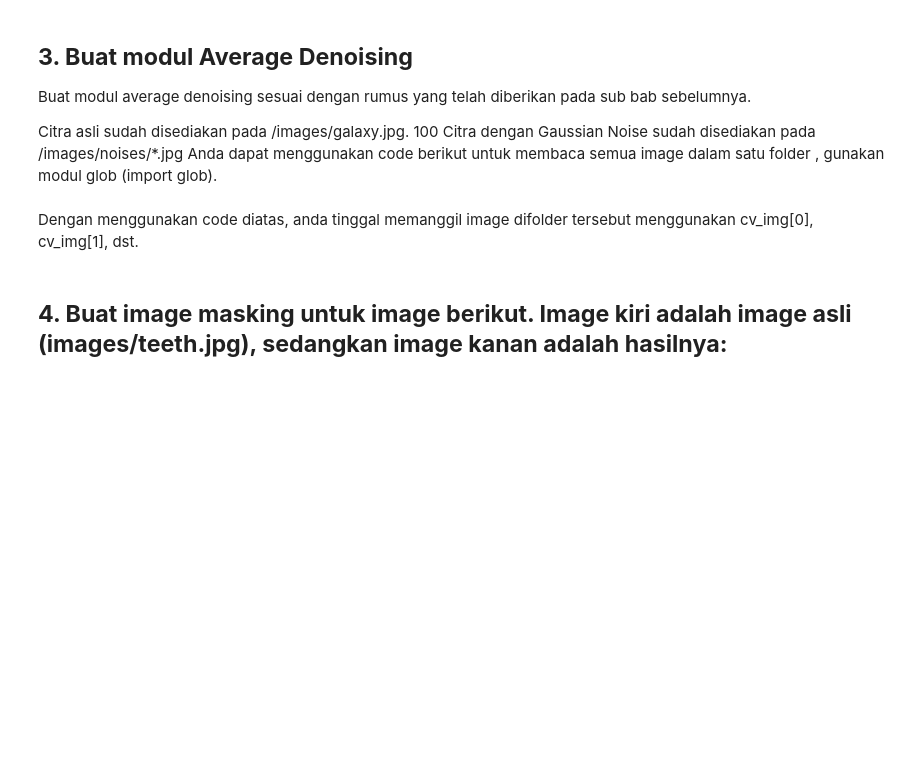
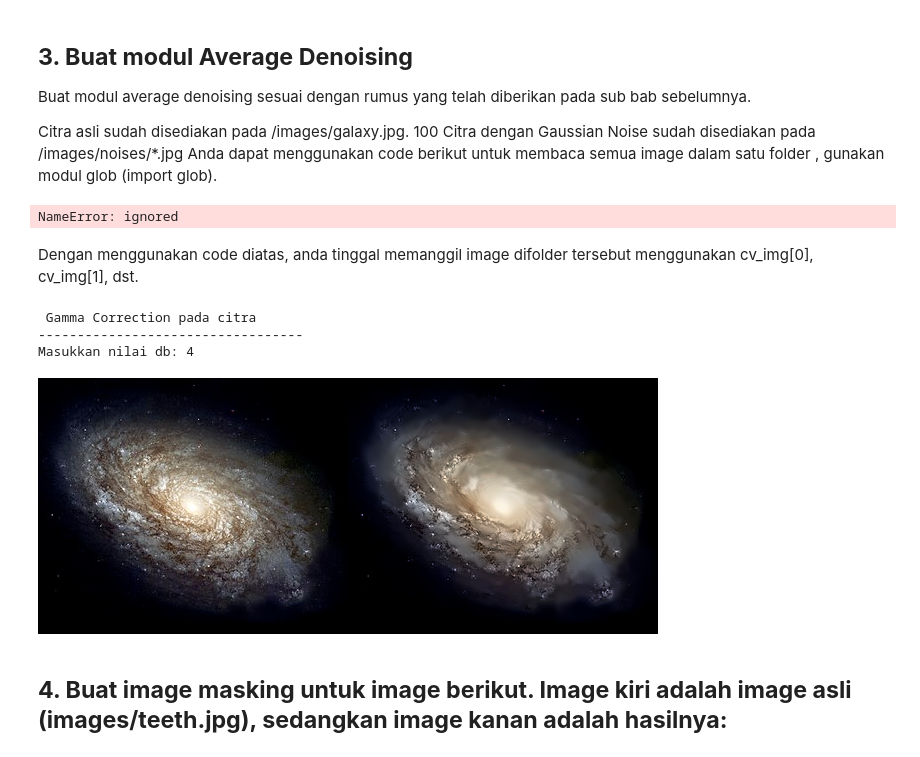
Before and after one commit to Akhdan26/PCVK_2021, a Jupyter notebook: week5.ipynb, the cells around one changed output. Drawn from its saved outputs; the diff is of its cells as text; code cells hidden in the pictures; blank space fills up the shorter version.

```diff
--- a/week5.ipynb
+++ b/week5.ipynb
@@ -77,31 +77,37 @@ Anda dapat menggunakan code berikut untuk membaca semua image dalam satu folder
 gunakan modul glob (import glob).
 # %%
 cv_img = []
-for img in glob.glob('/content/drive/MyDrive/Polinema/Kuliah/PCVK/
-Images/noises/*.jpg'):
+for img in glob.glob('/content/drive/MyDrive/PCVK_MM/Images/galaxy.jpg'):
  n= cv.imread(img)
  cv_img.append(n)
+# %% [output]
+NameError: ignored
 # %% [markdown]
 Dengan menggunakan code diatas, anda tinggal memanggil image difolder tersebut
 menggunakan cv_img[0], cv_img[1], dst.
 # %%
 from matplotlib import pyplot as plt
 
 print(' Gamma Correction pada citra ')
 print('----------------------------------')
 try:
   db = int(input('Masukkan nilai db: '))
 except ValueError:
   print('Error, not a number')
 
-img2 = cv.imread('/content/drive/MyDrive/PCVK/galaxy.jpg')
+img2 = cv.imread('/content/drive/MyDrive/PCVK_MM/Images/galaxy.jpg')
 
 # denoising of image saving it into dst image
 dst = cv.fastNlMeansDenoisingColored(img2, None, 10, db, 7, 15)
 
 # Plotting of source and destination image
 final_frame = cv.hconcat((img2, dst))
 cv2_imshow(final_frame)
+# %% [output]
+ Gamma Correction pada citra
+----------------------------------
+Masukkan nilai db: 4
+[figure, added]
 # %% [markdown]
 **4.   Buat image masking untuk image berikut. Image kiri adalah image asli (images/teeth.jpg), sedangkan image kanan adalah hasilnya:**
 ---
```
Also changed, not shown: parts of 3 cells of this notebook.
